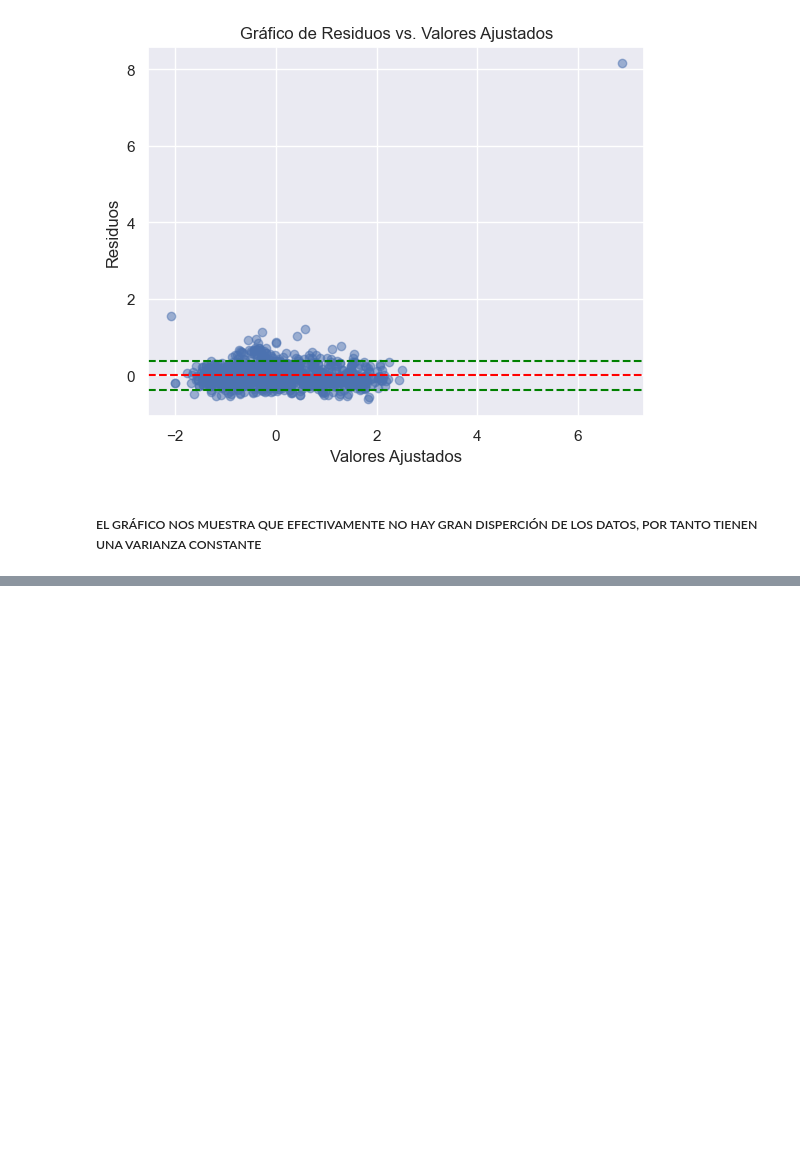
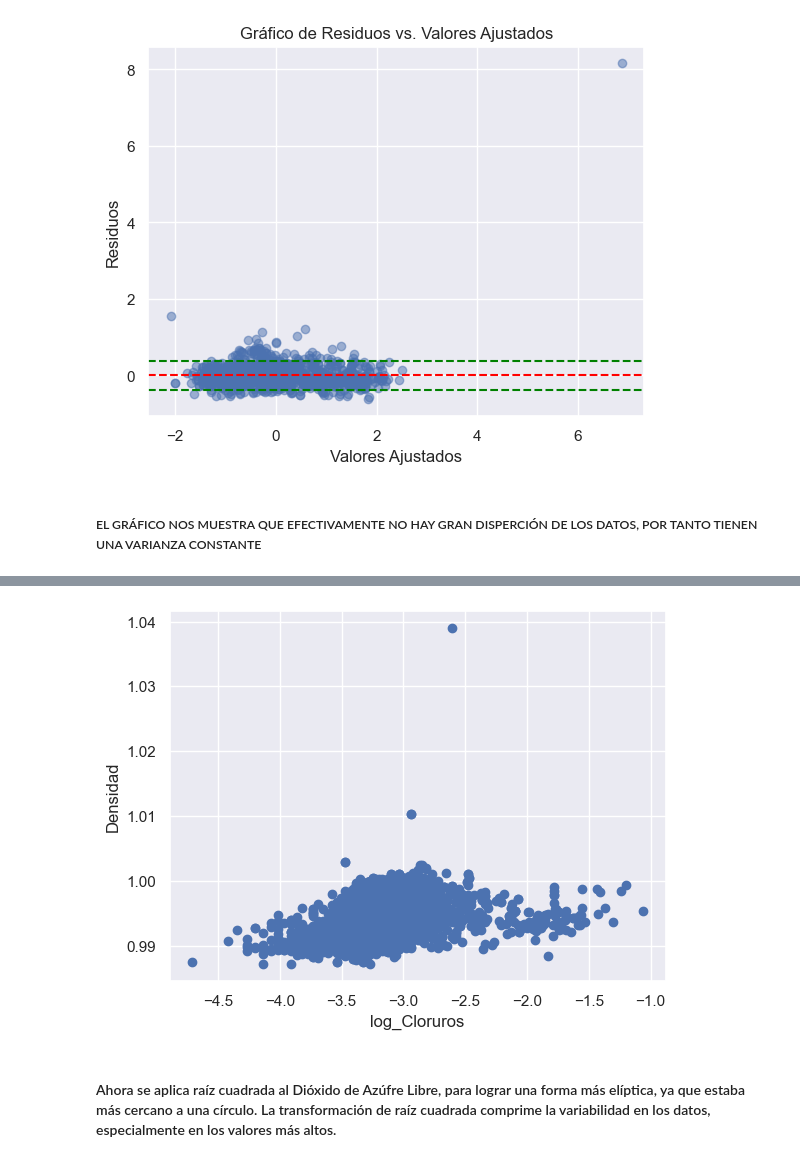
Before and after one commit to Daniel1martinez2/mcd-analisis-cuantitativo-evaluacion-1, a Jupyter notebook: punto_3.ipynb, the cells around one changed output, grey strips where cells are left out. Drawn from its saved outputs; the diff is of its cells as text; code cells hidden in the pictures; blank space fills up the shorter version.

```diff
--- a/punto_3.ipynb
+++ b/punto_3.ipynb
@@ -448,0 +493,11 @@ plt.show()
+# %%
+wine['log_Cloruros'] = np.log(wine['Cloruros'])
+# %%
+plt.scatter(wine['log_Cloruros'],wine['Densidad'])
+plt.ylabel('Densidad')
+plt.xlabel('log_Cloruros')
+plt.show()
+# %% [output]
+[figure, added]
+# %% [markdown]
+#### Ahora se aplica raíz cuadrada al Dióxido de Azúfre Libre, para lograr una forma más elíptica, ya que estaba más cercano a una círculo. La transformación de raíz cuadrada comprime la variabilidad en los datos, especialmente en los valores más altos.
```
Also changed, not shown: parts of 32 cells of this notebook.
